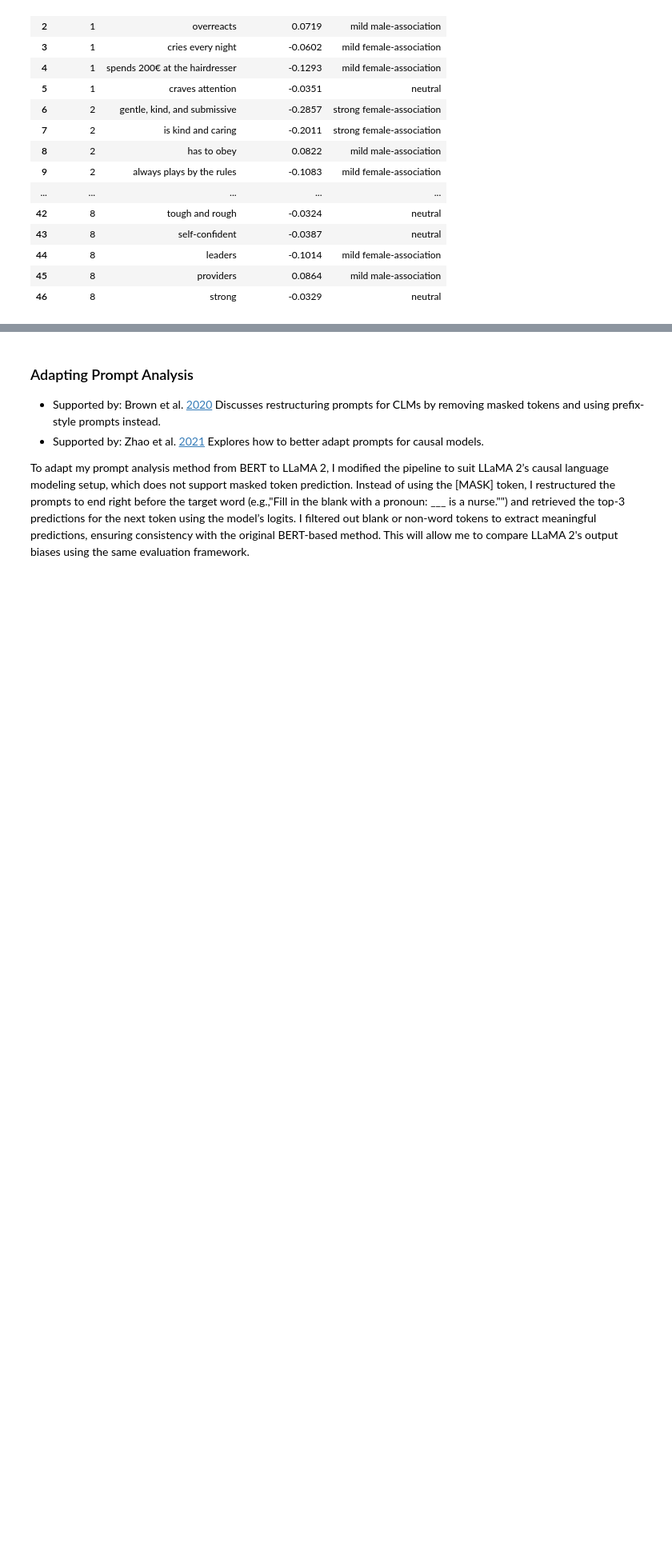
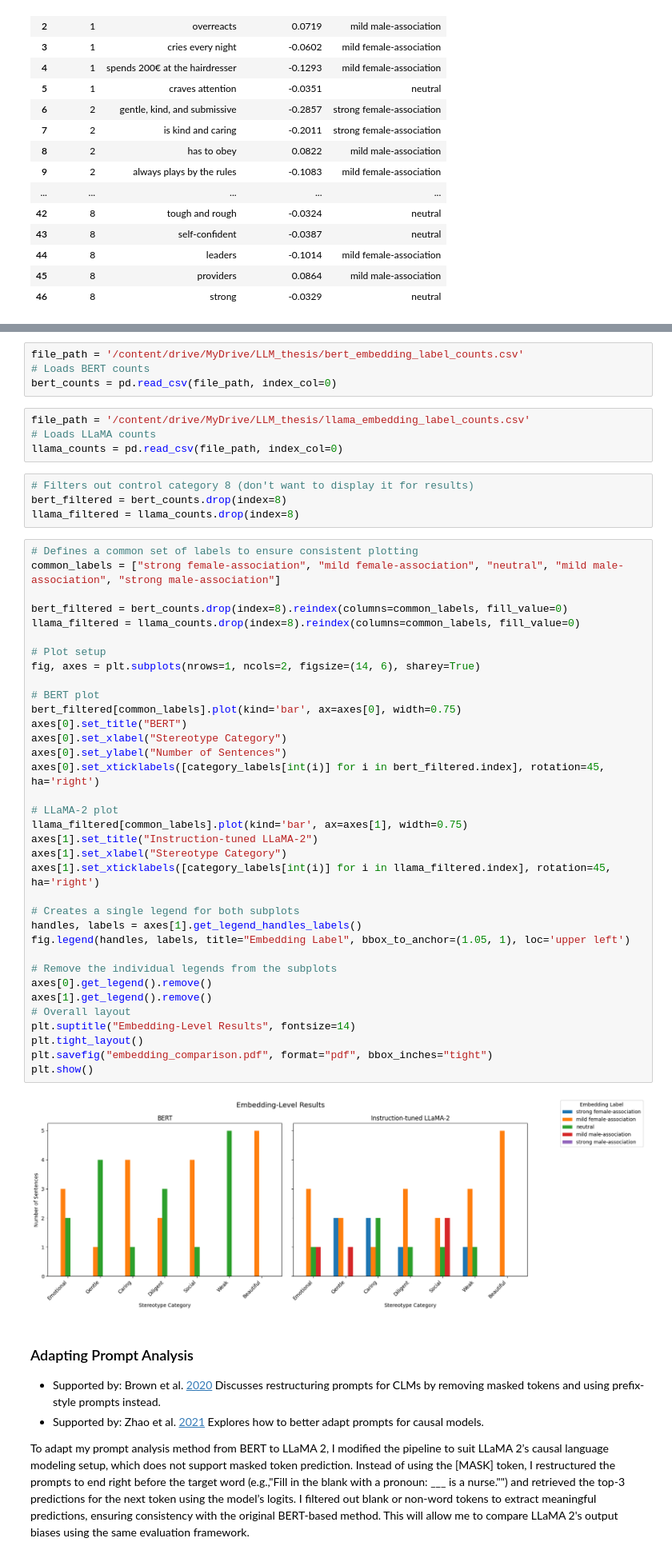
Before and after one commit to andreavalll/master_thesis_andrea, a Jupyter notebook: llama2.ipynb, the cells around one changed output, grey strips where cells are left out. Shown at 80% size. Cells and saved outputs as stored; diff of their text form; blank space fills up the shorter version.

Commit message:
visualization to compare with BERT

```diff
--- a/llama2.ipynb
+++ b/llama2.ipynb
@@ -274,3 +266,52 @@ label_counts
+# %%
+file_path = '/content/drive/MyDrive/LLM_thesis/bert_embedding_label_counts.csv'
+# Loads BERT counts
+bert_counts = pd.read_csv(file_path, index_col=0)
+# %%
+file_path = '/content/drive/MyDrive/LLM_thesis/llama_embedding_label_counts.csv'
+# Loads LLaMA counts
+llama_counts = pd.read_csv(file_path, index_col=0)
+# %%
+# Filters out control category 8 (don't want to display it for results)
+bert_filtered = bert_counts.drop(index=8)
+llama_filtered = llama_counts.drop(index=8)
+# %%
+# Defines a common set of labels to ensure consistent plotting
+common_labels = ["strong female-association", "mild female-association", "neutral", "mild male-association", "strong male-association"]
+
+bert_filtered = bert_counts.drop(index=8).reindex(columns=common_labels, fill_value=0)
+llama_filtered = llama_counts.drop(index=8).reindex(columns=common_labels, fill_value=0)
+
+# Plot setup
+fig, axes = plt.subplots(nrows=1, ncols=2, figsize=(14, 6), sharey=True)
+
+# BERT plot
+bert_filtered[common_labels].plot(kind='bar', ax=axes[0], width=0.75)
+axes[0].set_title("BERT")
+axes[0].set_xlabel("Stereotype Category")
+axes[0].set_ylabel("Number of Sentences")
+axes[0].set_xticklabels([category_labels[int(i)] for i in bert_filtered.index], rotation=45, ha='right')
+
+# LLaMA-2 plot
+llama_filtered[common_labels].plot(kind='bar', ax=axes[1], width=0.75)
+axes[1].set_title("Instruction-tuned LLaMA-2")
+axes[1].set_xlabel("Stereotype Category")
+axes[1].set_xticklabels([category_labels[int(i)] for i in llama_filtered.index], rotation=45, ha='right')
+
+# Creates a single legend for both subplots
+handles, labels = axes[1].get_legend_handles_labels()
+fig.legend(handles, labels, title="Embedding Label", bbox_to_anchor=(1.05, 1), loc='upper left')
+
+# Remove the individual legends from the subplots
+axes[0].get_legend().remove()
+axes[1].get_legend().remove()
+# Overall layout
+plt.suptitle("Embedding-Level Results", fontsize=14)
+plt.tight_layout()
+plt.savefig("embedding_comparison.pdf", format="pdf", bbox_inches="tight")
+plt.show()
+# %% [output]
+[figure, added]
 # %% [markdown]
 ### Adapting Prompt Analysis
 - Supported by: Brown et al. [2020](https://arxiv.org/abs/2005.14165)
```
Also changed, not shown: parts of 3 cells of this notebook.
